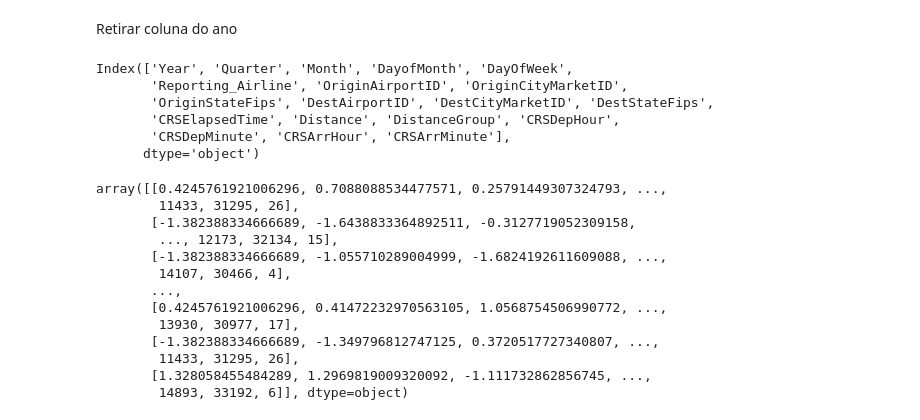
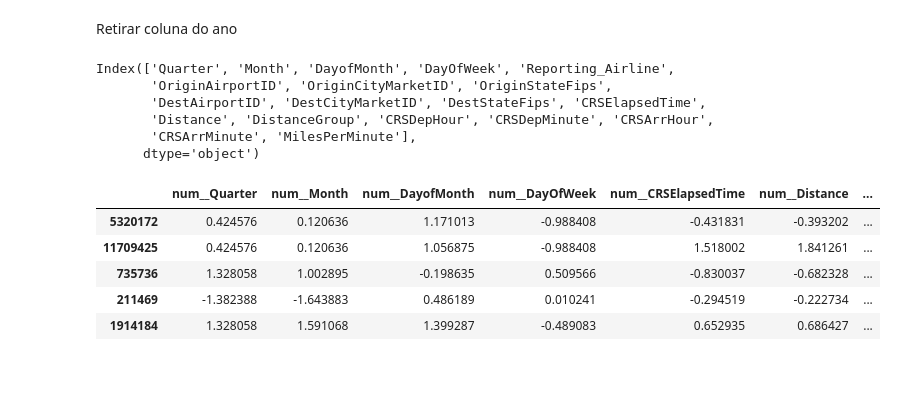
Before and after one commit to inesluis/LAIA_Project, a Jupyter notebook: src/flight_delay/data/preprocessing.ipynb, the cells around one changed output. Cells and saved outputs as stored; diff of their text form; code cells hidden in the pictures; blank space fills up the shorter version.

```diff
--- a/src/flight_delay/data/preprocessing.ipynb
+++ b/src/flight_delay/data/preprocessing.ipynb
@@ -15,7 +16,7 @@ from sklearn.preprocessing import StandardScaler
  ***Carregar o dataset***
 # %%
 csv_base = Path.cwd().parent.parent.parent / "data"
-csv_path_limpo = Path.cwd().parent.parent.parent / "data" / "dataset_completo_limpo.v1.csv"
+csv_path_limpo = Path.cwd().parent.parent.parent / "data" / "dataset_completo_limpo.v2.csv"
 df = pd.read_csv(csv_path_limpo)
 # %%
 df.head()
@@ -26,14 +27,6 @@ df.head()
 | 2 | 2022 | 1 | 1 | 16 | 7 | YX | 11066 | ... |
 | 3 | 2022 | 1 | 1 | 17 | 1 | YX | 11066 | ... |
 | 4 | 2022 | 1 | 1 | 18 | 2 | YX | 11066 | ... |
-# %%
-df['Reporting_Airline'] = df['Reporting_Airline'].astype("category")
-df['OriginAirportID'] = df['OriginAirportID'].astype("category")
-df['OriginCityMarketID'] = df['OriginCityMarketID'].astype("category")
-df['OriginStateFips'] = df['OriginStateFips'].astype("category")
-df['DestAirportID'] = df['DestAirportID'].astype("category")
-df['DestCityMarketID'] = df['DestCityMarketID'].astype("category")
-df['DestStateFips'] = df['DestStateFips'].astype("category")
 # %%
 df.isnull().sum()
 # %% [output]
@@ -80,31 +73,42 @@ X_test.drop(columns=['Year'],inplace=True)
 # %%
 X_train.columns
 # %% [output]
-Index(['Year', 'Quarter', 'Month', 'DayofMonth', 'DayOfWeek',
-       'Reporting_Airline', 'OriginAirportID', 'OriginCityMarketID',
-       'OriginStateFips', 'DestAirportID', 'DestCityMarketID', 'DestStateFips',
-       'CRSElapsedTime', 'Distance', 'DistanceGroup', 'CRSDepHour',
-       'CRSDepMinute', 'CRSArrHour', 'CRSArrMinute'],
+Index(['Quarter', 'Month', 'DayofMonth', 'DayOfWeek', 'Reporting_Airline',
+       'OriginAirportID', 'OriginCityMarketID', 'OriginStateFips',
+       'DestAirportID', 'DestCityMarketID', 'DestStateFips', 'CRSElapsedTime',
+       'Distance', 'DistanceGroup', 'CRSDepHour', 'CRSDepMinute', 'CRSArrHour',
+       'CRSArrMinute', 'MilesPerMinute'],
       dtype='object')
 # %%
+colunas_numericas = [
+    'Quarter', 'Month', 'DayofMonth', 'DayOfWeek', 'CRSElapsedTime',
+    'Distance', 'DistanceGroup', 'CRSDepHour', 'CRSDepMinute',
+    'CRSArrHour', 'CRSArrMinute', 'MilesPerMinute'
+]
+
+colunas_categoricas = [
+    'OriginAirportID', 'DestAirportID', 'Reporting_Airline',
+    'OriginCityMarketID', 'DestCityMarketID', 'OriginStateFips', 'DestStateFips'
+]
+
 ct = ColumnTransformer([
-        ('number_normalization', StandardScaler(), ['Quarter', 'Month','DayofMonth','DayOfWeek','CRSElapsedTime','Distance','DistanceGroup',
-            'CRSDepHour','CRSDepMinute','CRSArrHour','CRSArrMinute'])
-    ], remainder='passthrough')
-ct.fit_transform(X_train)
-ct.transform(X_val)
-ct.transform(X_test)
+    ('num', StandardScaler(), colunas_numericas),
+    ('cat', OrdinalEncoder(handle_unknown='use_encoded_value', unknown_value=-1), colunas_categoricas)
+], remainder='drop')
+
+ct.set_output(transform="pandas")
+
+
+#X_train = pd.DataFrame(X_train, columns=X_train.columns)
+X_train = pd.DataFrame(ct.fit_transform(X_train))
+X_val = ct.transform(X_val)
+X_test = ct.transform(X_test)
-# %% [output]
-array([[0.4245761921006296, 0.7088088534477571, 0.25791449307324793, ...,
-        11433, 31295, 26],
-       [-1.382388334666689, -1.6438833364892511, -0.3127719052309158,
-        ..., 12173, 32134, 15],
-       [-1.382388334666689, -1.055710289004999, -1.6824192611609088, ...,
-        14107, 30466, 4],
-       ...,
-       [0.4245761921006296, 0.41472232970563105, 1.0568754506990772, ...,
-        13930, 30977, 17],
-       [-1.382388334666689, -1.349796812747125, 0.3720517727340807, ...,
-        11433, 31295, 26],
-       [1.328058455484289, 1.2969819009320092, -1.111732862856745, ...,
-        14893, 33192, 6]], dtype=object)
+# %%
+X_train.head()
+# %% [output]
+|  | num__Quarter | num__Month | num__DayofMonth | num__DayOfWeek | num__CRSElapsedTime | num__Distance | ... |
+| 5320172 | 0.424576 | 0.120636 | 1.171013 | -0.988408 | -0.431831 | -0.393202 | ... |
+| 11709425 | 0.424576 | 0.120636 | 1.056875 | -0.988408 | 1.518002 | 1.841261 | ... |
+| 735736 | 1.328058 | 1.002895 | -0.198635 | 0.509566 | -0.830037 | -0.682328 | ... |
+| 211469 | -1.382388 | -1.643883 | 0.486189 | 0.010241 | -0.294519 | -0.222734 | ... |
+| 1914184 | 1.328058 | 1.591068 | 1.399287 | -0.489083 | 0.652935 | 0.686427 | ... |
```
Also changed, not shown: parts of 2 cells of this notebook, 1 other file.
